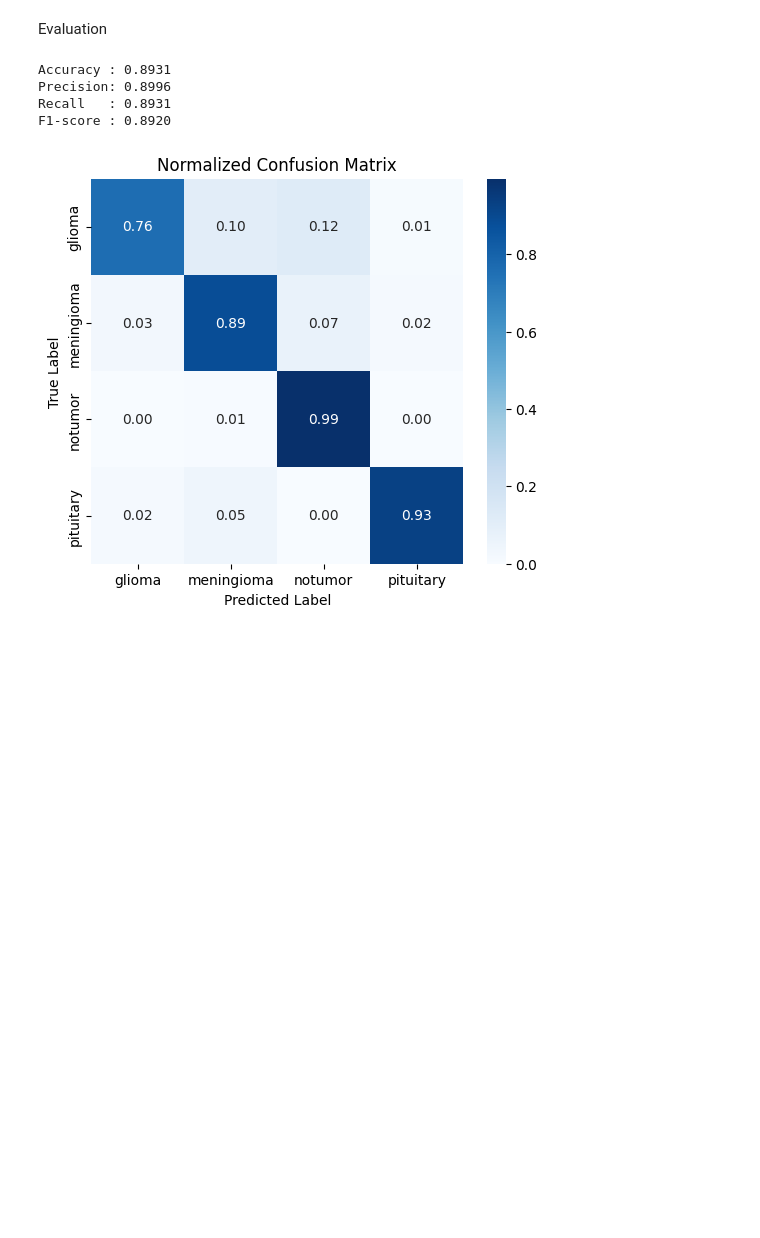
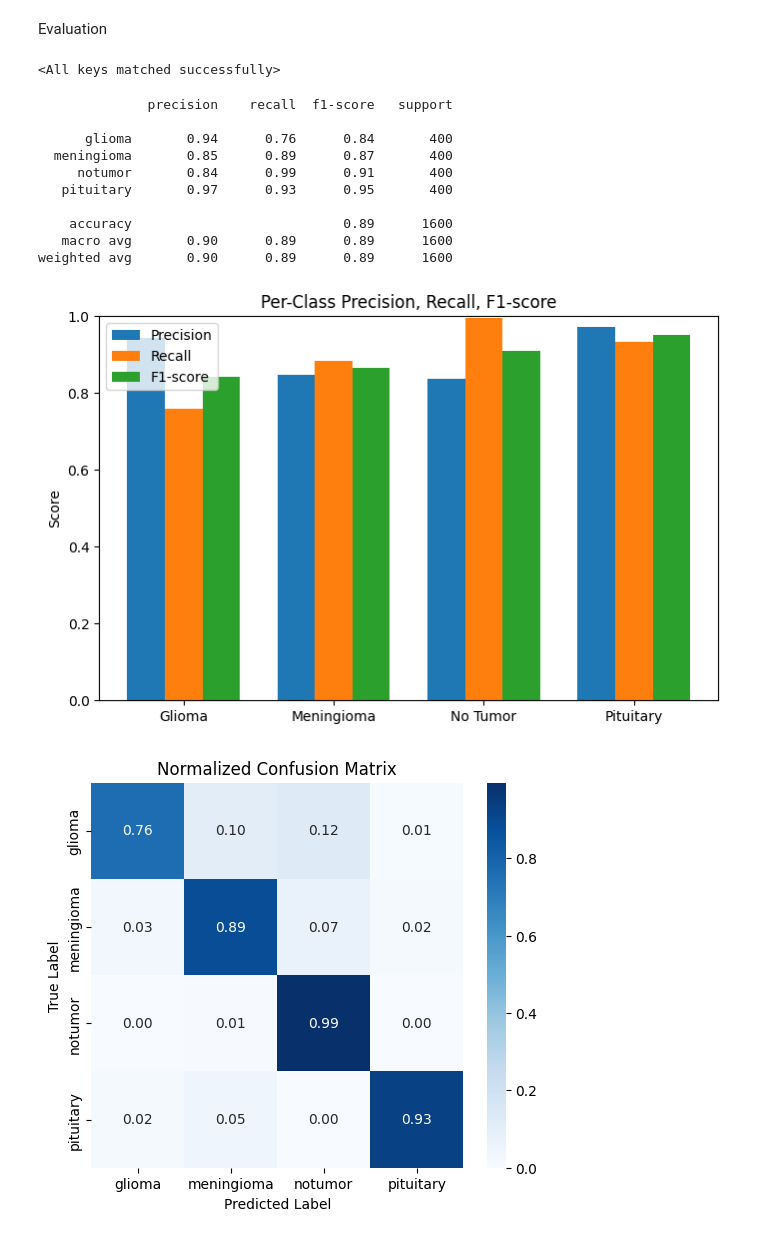
Before and after one commit to hchen75/brain_tumor_CNN_classifier, a Jupyter notebook: improved_model.ipynb, the cells around one changed output. Saved outputs shown, nothing was run; the diff lists cells and outputs as text; code cells hidden in the pictures; blank space fills up the shorter version.

```diff
--- a/improved_model.ipynb
+++ b/improved_model.ipynb
@@ -605,3 +606,7 @@ import seaborn as sns
+# %%
+model.load_state_dict(torch.load('/content/drive/MyDrive/best_baseline_model.pth'))
+# %% [output]
+<All keys matched successfully>
 # %%
 def get_predictions(model, dataloader, device):
     model.eval()
@@ -641,10 +629,51 @@ def evaluate_metrics(model, dataloader, device):
+# %%
+def evaluate_metrics(model, dataloader, device, class_names):
+    y_true, y_pred = get_predictions(model, dataloader, device)
+
+    print(classification_report(y_true, y_pred, target_names=class_names))
+
+    return y_true, y_pred
 # %%
-cm = evaluate_metrics(model, test_loader, device)
+class_names = ['glioma', 'meningioma', 'notumor', 'pituitary']
+y_true, y_pred = evaluate_metrics(model, test_loader, device, class_names)
 # %% [output]
-Accuracy : 0.8931
-Precision: 0.8996
-Recall   : 0.8931
-F1-score : 0.8920
+              precision    recall  f1-score   support
+
+      glioma       0.94      0.76      0.84       400
+  meningioma       0.85      0.89      0.87       400
+     notumor       0.84      0.99      0.91       400
+   pituitary       0.97      0.93      0.95       400
+
+    accuracy                           0.89      1600
+   macro avg       0.90      0.89      0.89      1600
+weighted avg       0.90      0.89      0.89      1600
+# %%
+def plot_per_class_metrics(y_true, y_pred, class_names):
+    precision, recall, f1, _ = precision_recall_fscore_support(
+        y_true, y_pred, average=None
+    )
+
+    x = np.arange(len(class_names))
+    width = 0.25
+
+    plt.figure(figsize=(8,5))
+
+    plt.bar(x - width, precision, width, label='Precision')
+    plt.bar(x, recall, width, label='Recall')
+    plt.bar(x + width, f1, width, label='F1-score')
+
+    plt.xticks(x, class_names)
+    plt.ylabel('Score')
+    plt.ylim(0, 1)
+    plt.title('Per-Class Precision, Recall, F1-score')
+    plt.legend()
+
+    plt.show()
+# %%
+class_names = ['Glioma', 'Meningioma', 'No Tumor', 'Pituitary']
+plot_per_class_metrics(y_true, y_pred, class_names)
+# %% [output]
+[figure, added]
 # %%
 def plot_confusion_matrix(cm, classes, normalize=False):
     plt.figure(figsize=(6,5))
```
Also changed, not shown: parts of 6 cells of this notebook.
